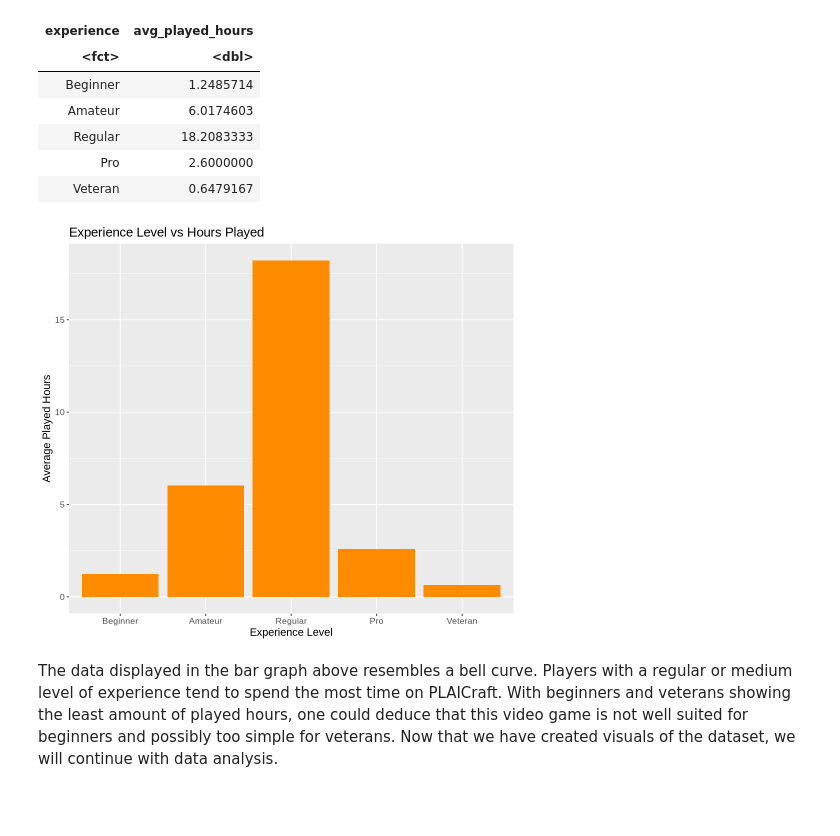
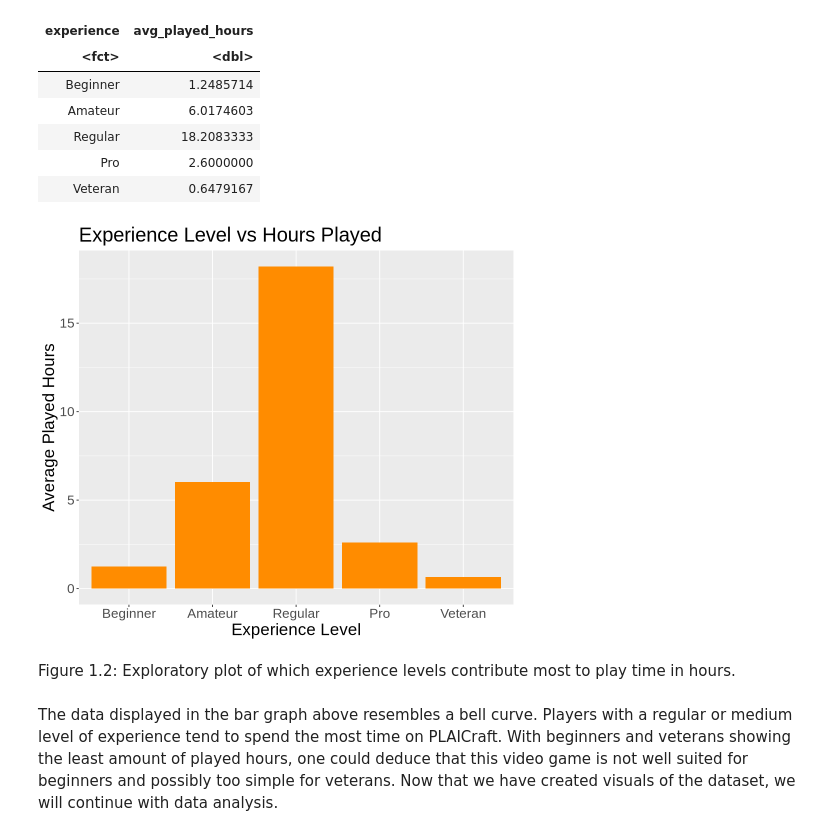
Before and after one commit to kathyythoi/dsci_project, a Jupyter notebook: finalprojectreoport.ipynb, the cells around one changed output. Cells and saved outputs as stored; diff of their text form; code cells hidden in the pictures; blank space fills up the shorter version.

```diff
--- a/finalprojectreoport.ipynb
+++ b/finalprojectreoport.ipynb
@@ -278,14 +298,16 @@ A tibble: 5 × 2
 # %%
 #Finally we are ready to plot our data
 experience_playtime <- experience_level_summary |>
     ggplot(aes(x=experience, y=avg_played_hours)) +
     geom_bar(stat="identity", fill = "darkorange") +
     labs(x="Experience Level", y="Average Played Hours", title="Experience Level vs Hours Played")+
-    theme(text = element_text(size = 13))
+    theme(text = element_text(size = 20))
 
 experience_playtime
 # %% [output]
-[figure, old version]
+[figure, new version]
+# %% [markdown]
+Figure 1.2: Exploratory plot of which experience levels contribute most to play time in hours.
 # %% [markdown]
 The data displayed in the bar graph above resembles a bell curve. Players with a regular or medium level of experience tend to spend the most time on PLAICraft. With beginners and veterans showing the least amount of played hours, one could deduce that this video game is not well suited for beginners and possibly too simple for veterans. Now that we have created visuals of the dataset, we will continue with data analysis.
 # %% [markdown]
```
Also changed, not shown: parts of 15 cells of this notebook.
